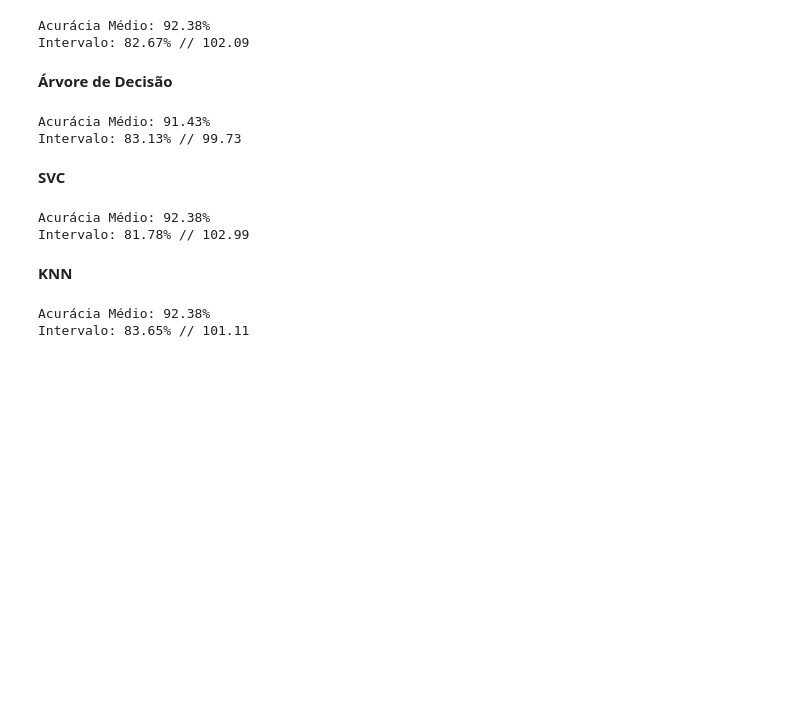
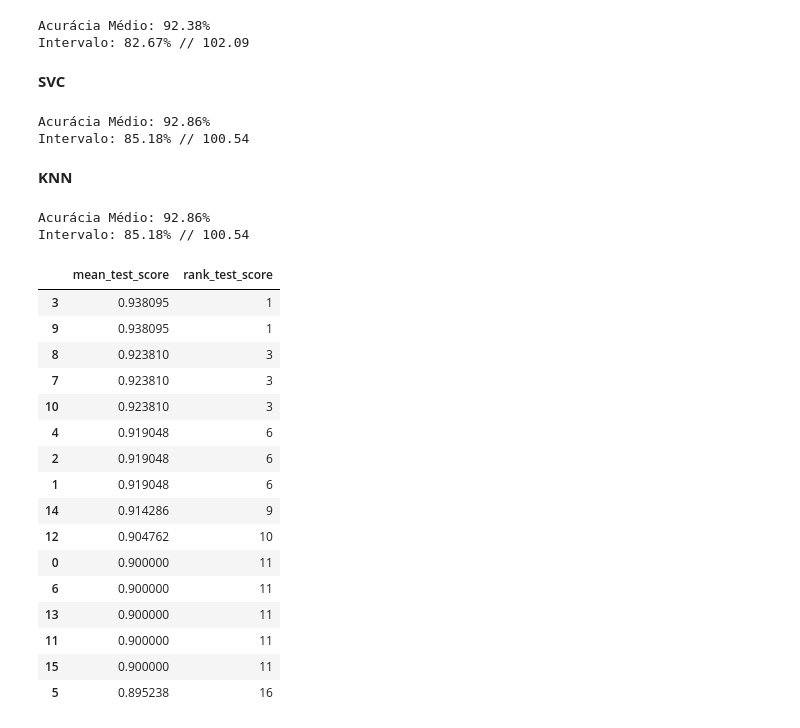
Before and after one commit to DiogoBotton/Machine_Learning_Training_Learn, a Jupyter notebook: Classificação/FIAP_Aulas/Atividade_Fase4/seeds_classifier.ipynb, the cells around one changed output. Drawn from its saved outputs; the diff is of its cells as text; code cells hidden in the pictures; blank space fills up the shorter version.

Commit message:
Alterado metodologia de cross validation para validar performance na busca por hiperparametros

```diff
--- a/Classificação/FIAP_Aulas/Atividade_Fase4/seeds_classifier.ipynb
+++ b/Classificação/FIAP_Aulas/Atividade_Fase4/seeds_classifier.ipynb
@@ -305,33 +396,6 @@ model.cross_val_score()
 # %% [output]
 Acurácia Médio: 92.38%
 Intervalo: 82.67% // 102.09
-# %% [markdown]
-**Árvore de Decisão**
-# %%
-pipeline = Pipeline(steps=[
-    ('normalization', MinMaxScaler()),
-    ('estimator', DecisionTreeClassifier())
-])
-
-params = {
-    'estimator__max_depth': randint(2,5),
-    'estimator__criterion': ['gini', 'entropy']
-}
-
-model = Model_ML(pipeline,
-                 StratifiedShuffleSplit(n_splits=10, random_state=SEED),
-                 params,
-                 X, y)
-
-# Realiza a busca aleatória de hiperparâmetros com validação cruzada
-model.random_search()
-model.training()
-
-# Validação Cruzada Aninhada para validação do modelo
-model.cross_val_score()
-# %% [output]
-Acurácia Médio: 91.43%
-Intervalo: 83.13% // 99.73
 # %% [markdown]
 **SVC**
 # %%
@@ -347,7 +411,7 @@ params = {
 }
 
 model = Model_ML(pipeline,
-                 StratifiedShuffleSplit(n_splits=10, random_state=SEED),
+                 StratifiedKFold(n_splits=10, shuffle=True, random_state=SEED),
                  params,
                  X, y)
 
@@ -358,36 +422,56 @@ model.training()
 # Validação Cruzada Aninhada para validação do modelo
 model.cross_val_score()
 # %% [output]
-Acurácia Médio: 92.38%
-Intervalo: 81.78% // 102.99
+Acurácia Médio: 92.86%
+Intervalo: 85.18% // 100.54
 # %% [markdown]
 **KNN**
 # %%
 pipeline = Pipeline(steps=[
     ('normalization', MinMaxScaler()),
     ('estimator', KNeighborsClassifier())
 ])
 
 params = {
     'estimator__n_neighbors': randint(1, 50),            # Número de vizinhos entre 1 e 50
     'estimator__weights': ['uniform', 'distance'],       # Tipos de peso para os vizinhos
     'estimator__metric': ['euclidean', 'manhattan', 'minkowski'],  # Métricas de distância
     'estimator__leaf_size': randint(20, 60),             # Tamanho da folha
     'estimator__p': [1, 2],                              # Potência para a distância Minkowski
     'estimator__algorithm': ['auto', 'ball_tree', 'kd_tree', 'brute'],  # Algoritmo de busca
 }
 
 model = Model_ML(pipeline,
-                 StratifiedShuffleSplit(n_splits=10, random_state=SEED),
+                 StratifiedKFold(n_splits=10, shuffle=True, random_state=SEED),
                  params,
                  X, y)
 
 # Realiza a busca aleatória de hiperparâmetros com validação cruzada
 model.random_search()
 model.training()
 
 # Validação Cruzada Aninhada para validação do modelo
 model.cross_val_score()
+
+df_cv_results = pd.DataFrame(model.search.cv_results_)
+df_cv_results[['mean_test_score', 'rank_test_score']].sort_values('mean_test_score', ascending=False)
 # %% [output]
-Acurácia Médio: 92.38%
-Intervalo: 83.65% // 101.11
+Acurácia Médio: 92.86%
+Intervalo: 85.18% // 100.54
+|  | mean_test_score | rank_test_score |
+| 3 | 0.938095 | 1 |
+| 9 | 0.938095 | 1 |
+| 8 | 0.923810 | 3 |
+| 7 | 0.923810 | 3 |
+| 10 | 0.923810 | 3 |
+| 4 | 0.919048 | 6 |
+| 2 | 0.919048 | 6 |
+| 1 | 0.919048 | 6 |
+| 14 | 0.914286 | 9 |
+| 12 | 0.904762 | 10 |
+| 0 | 0.900000 | 11 |
+| 6 | 0.900000 | 11 |
+| 13 | 0.900000 | 11 |
+| 11 | 0.900000 | 11 |
+| 15 | 0.900000 | 11 |
+| 5 | 0.895238 | 16 |
```
Also changed, not shown: parts of 25 cells of this notebook, 1 other file.
